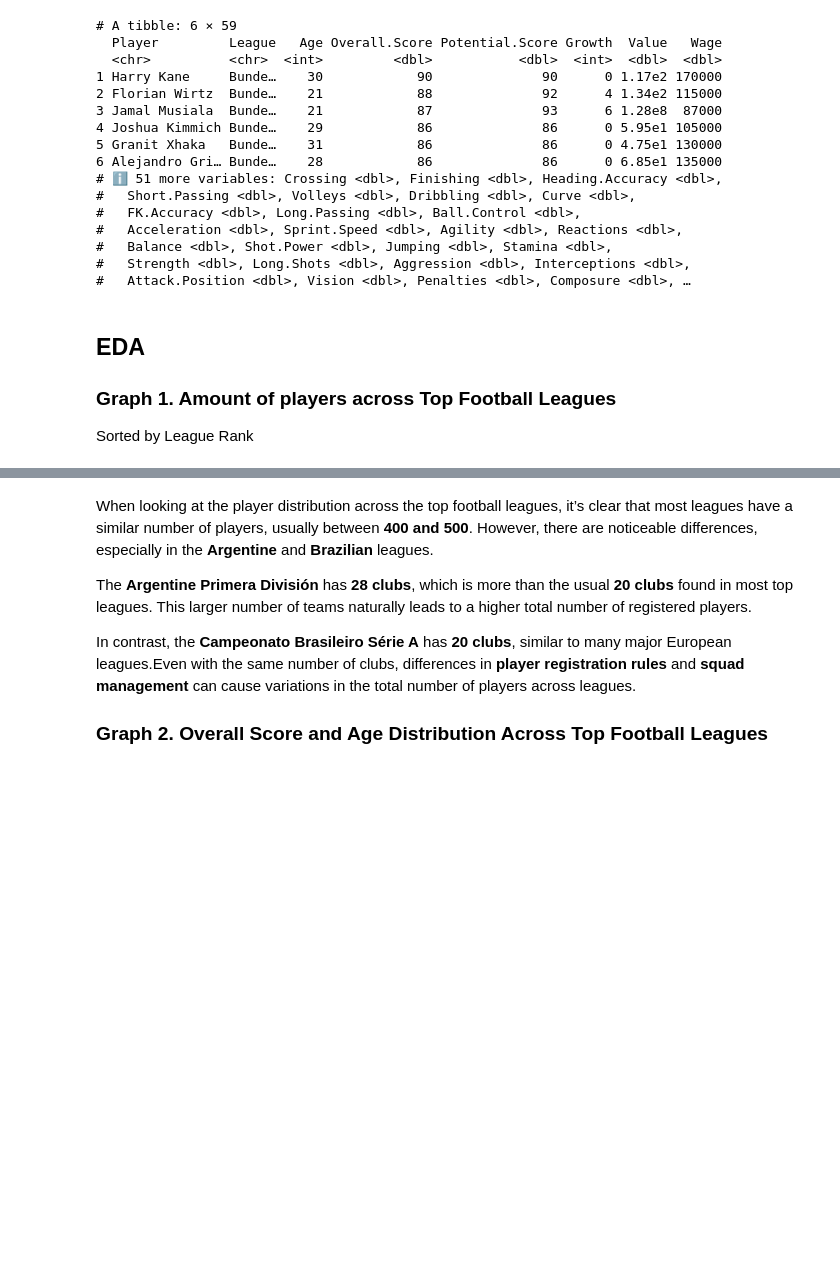
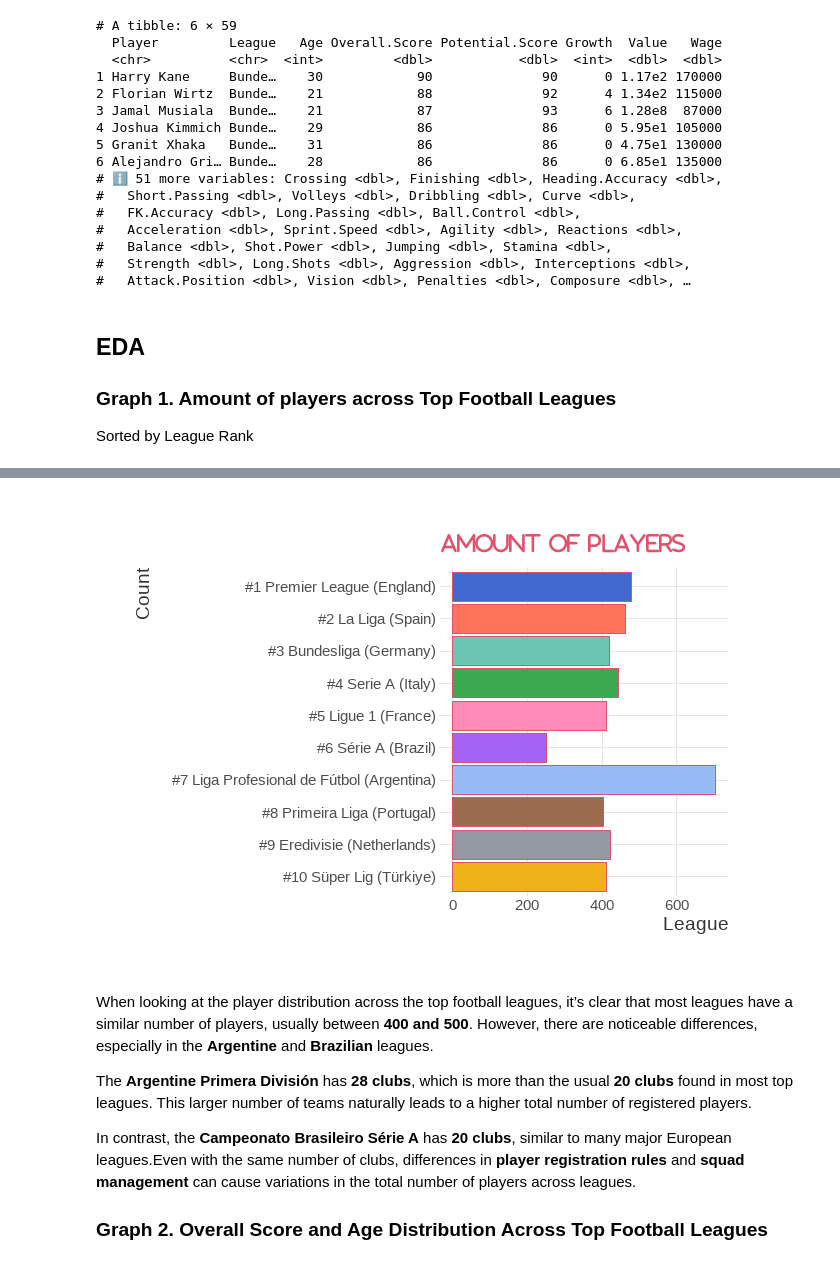
Before and after one commit to OlgaKuzminichna/visualizations, a Jupyter notebook: code/fifaplayers/fifaplayers.ipynb, the cells around one changed output, grey strips where cells are left out. Drawn from its saved outputs; the diff is of its cells as text; code cells hidden in the pictures; blank space fills up the shorter version.

```diff
--- a/code/fifaplayers/fifaplayers.ipynb
+++ b/code/fifaplayers/fifaplayers.ipynb
@@ -63,6 +63,7 @@ players, such as Finishing, Dribbling, Passing, and Sprint Speed.
 
 ### Data Manipulation
 # %%
+library(dplyr)
 league_rankings <- data.frame(
   League = c( "Süper Lig (Türkiye)",
              "Eredivisie (Netherlands)","Primeira Liga (Portugal)","Liga Profesional de Fútbol (Argentina)", "Série A (Brazil)",  "Ligue 1 (France)",
@@ -98,23 +99,12 @@ df_clean<- df %>%
       str_detect(Best.Position, "CB") ~ "Central Defender",
       str_detect(Best.Position, "RWB|LWB|LB|RB") ~ "Side Defender",
       str_detect(Best.Position, "LM|RM") ~ "Side Midfielder",
-      #Option2
-        # str_detect(Best.Position, "ST|CF|LW|RW|CAM") ~ "Offensive Playmaker",
-        # str_detect(Best.Position, "CM|CDM|LM|RM") ~ "Link Player",
-        # str_detect(Best.Position, "CB|LB|RB|RWB|LWB") ~ "Defensive Anchor",
-      #Option3
-        # str_detect(Best.Position, "ST|CF") ~ "High-Value Striker",
-        # str_detect(Best.Position, "LW|RW|CAM") ~ "Creative Forward",
-        # str_detect(Best.Position, "CM|CDM") ~ "Engine Room Midfielder",
-        # str_detect(Best.Position, "CB") ~ "Defensive Leader",
-        # str_detect(Best.Position, "LB|RB|RWB|LWB") ~ "Modern Full-Back",
-
       TRUE ~ "Unknown"
   ),
   LeagueRanked = paste0("#", League_Rank, " ", League)
   ) %>%
   filter(Role != "Unknown", !is.na(Overall.Score), !is.na(Wage),   !is.na(Contract.Duration), League %in% league_rankings$League, Best.Position != "GK")%>%
-    select(
+    dplyr::select(
     -c(Position, Player.ID, Loan.End, Attacking.Work.Rate, Defensive.Work.Rate,
        Source_File, Joined.Team, Height, Weight, Real.Face, Body.Type,
        Contract.Start, Contract.End, Total.Goalkeeping,Preferred.Foot,Best.Overall,Release.Clause, Weak.Foot,Best.Position),
@@ -193,3 +180,15 @@ Sorted by League Rank
+# %%
+#install.packages("ggsci")
+library(ggsci)
+ ggplot(df_clean) +
+  aes(x = reorder(LeagueRanked, -League_Rank), fill = LeagueRanked) +  # Sort leagues by rank
+  geom_bar( color = "666666") +
+  coord_flip() +
+  scale_fill_observable()+
+  labs(title = "Amount of Players", x = "Count", y = "League") +
+   theme( legend.position = "none",plot.title = element_text(size = 16))
+# %% [output]
+[figure, added]
 # %% [markdown]
 When looking at the player distribution across the top football leagues,
 it’s clear that most leagues have a similar number of players, usually
```
Also changed, not shown: parts of 15 cells of this notebook, 1 other file.
